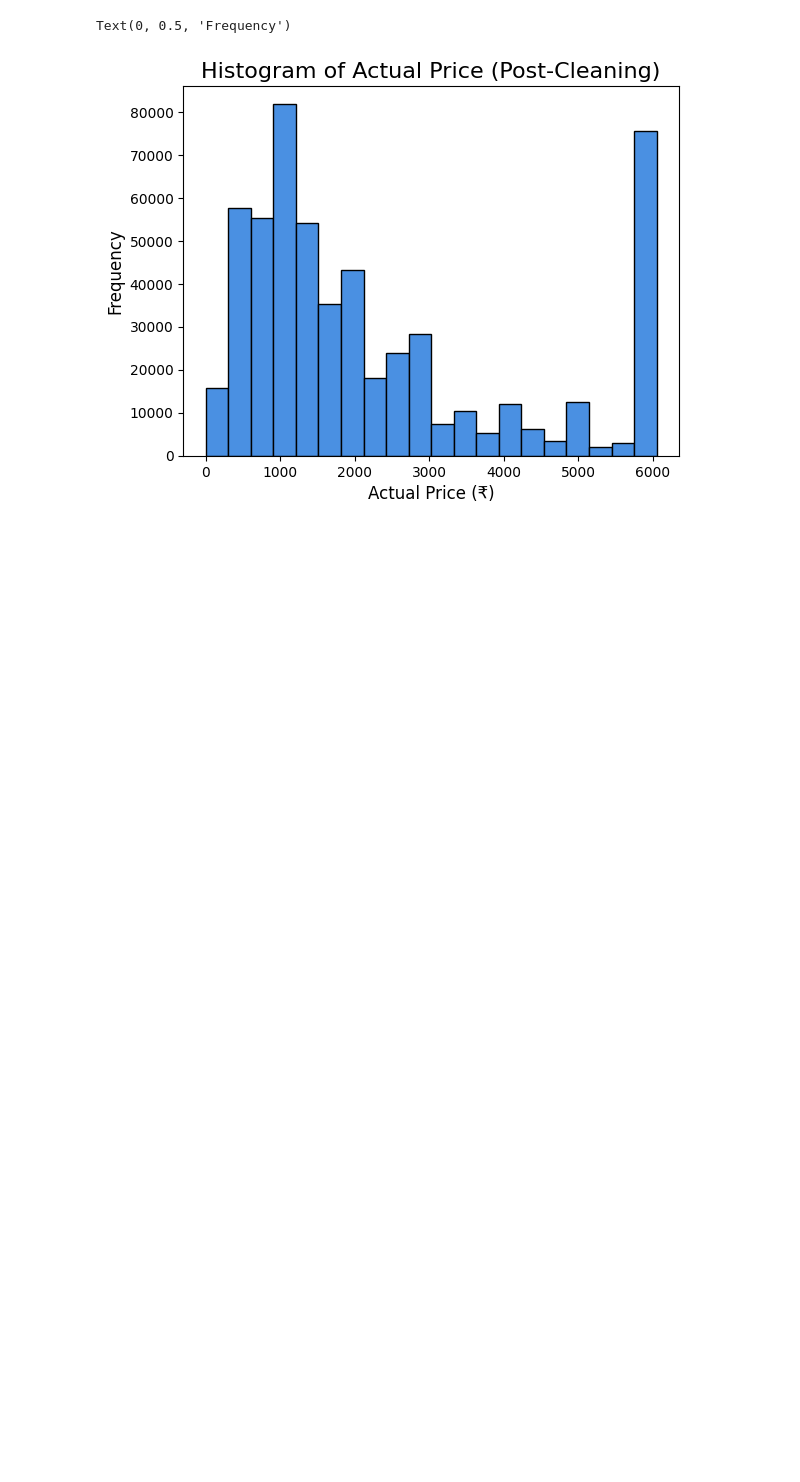
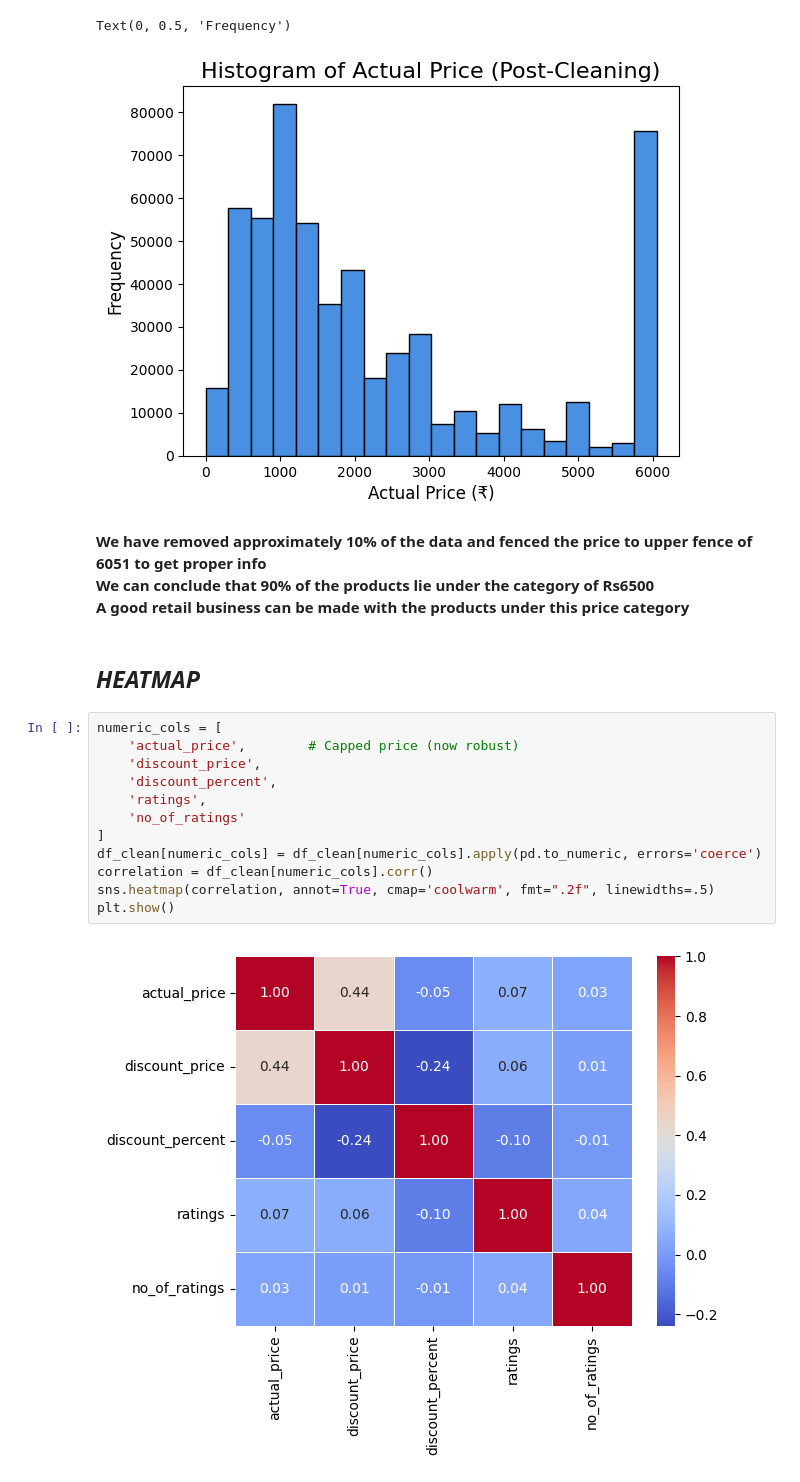
Before and after one commit to RayyanDevZone/Eda-Amazon-Sales, a Jupyter notebook: amazon-sales-2023-eda.ipynb, the cells around one changed output. Cells and saved outputs as stored; diff of their text form; blank space fills up the shorter version.

```diff
--- a/amazon-sales-2023-eda.ipynb
+++ b/amazon-sales-2023-eda.ipynb
@@ -732,3 +732,23 @@ plt.ylabel('Frequency', fontsize=12)
 # %% [output]
 Text(0, 0.5, 'Frequency')
 [figure]
+# %% [markdown]
+**We have removed approximately 10% of the data and fenced the price to upper fence of 6051 to get proper info**<br/>
+**We can conclude that 90% of the products lie under the category of Rs6500**<br/>
+**A good retail business can be made with the products under this price category**
+# %% [markdown]
+## ***HEATMAP***
+# %%
+numeric_cols = [
+    'actual_price',        # Capped price (now robust)
+    'discount_price',
+    'discount_percent',
+    'ratings',
+    'no_of_ratings'
+]
+df_clean[numeric_cols] = df_clean[numeric_cols].apply(pd.to_numeric, errors='coerce')
+correlation = df_clean[numeric_cols].corr()
+sns.heatmap(correlation, annot=True, cmap='coolwarm', fmt=".2f", linewidths=.5)
+plt.show()
+# %% [output]
+[figure, added]
```
Also changed, not shown: parts of 9 cells of this notebook.
